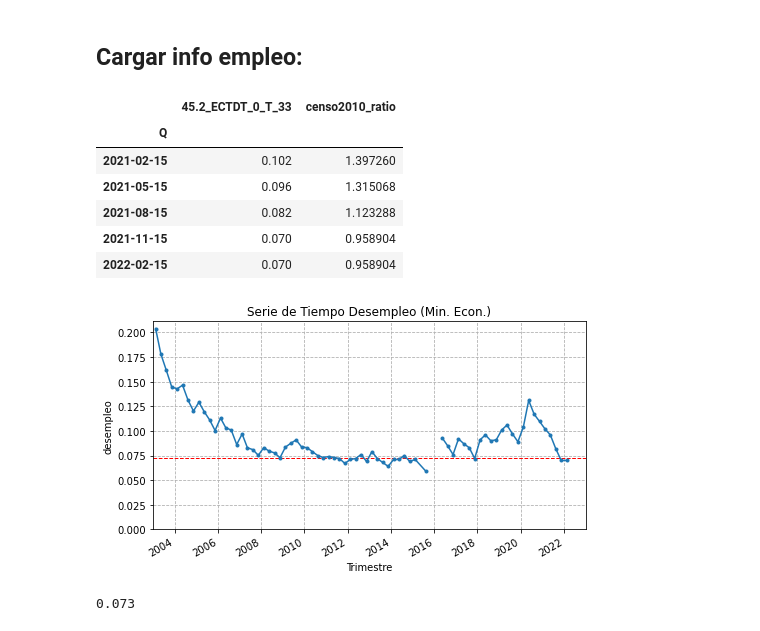
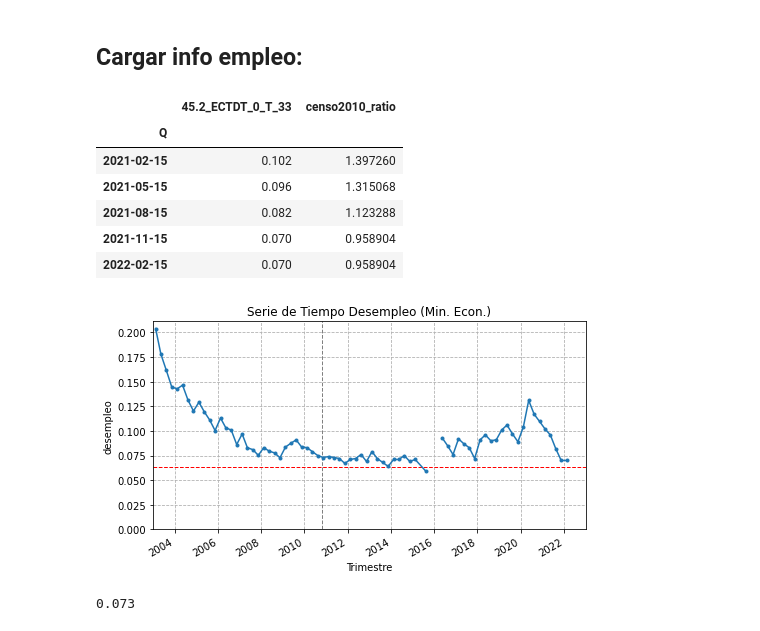
Before and after one commit to matuteiglesias/indice-pobreza-UBA, a Jupyter notebook: notebooks/02 - Predict using trained models- Empleo Trimestral.ipynb, the cells around one changed output. Saved outputs shown, nothing was run; the diff lists cells and outputs as text; code cells hidden in the pictures.

```diff
--- a/notebooks/02 - Predict using trained models- Empleo Trimestral.ipynb
+++ b/notebooks/02 - Predict using trained models- Empleo Trimestral.ipynb
@@ -28,35 +30,37 @@ empleo = pd.read_csv('https://raw.githubusercontent.com/matuteiglesias/empleoARG
 empleo = empleo[['45.2_IT_0_T_13', '45.2_ECTDT_0_T_33']] # ('45.2_ECTDT_0_T_33' es tasa de desocupacion en total aglomerados)
 empleo['Q'] = pd.to_datetime(empleo['45.2_IT_0_T_13']) + pd.DateOffset(months=1, days = 14)
 empleo = empleo.set_index('Q').drop(['45.2_IT_0_T_13'], axis = 1)
 empleo = empleo.replace('s/d', np.nan).astype(float).round(4)
 empleo['censo2010_ratio'] = (empleo/empleo.loc['2010-11-15'])
 
 
 fig, axs = plt.subplots(1, figsize = (7, 4))
 
 axs.set_title('Serie de Tiempo Desempleo (Min. Econ.)')
 
-axs.axhline(empleo.loc['2010-11-15']['45.2_ECTDT_0_T_33'], color = 'r', lw = 1, linestyle = '--')
+# axs.axhline(empleo.loc['2010-11-15']['45.2_ECTDT_0_T_33'], color = 'r', lw = 1, linestyle = '--')
+axs.axhline(0.0628729377307203, color = 'r', lw = 1, linestyle = '--')
+axs.axvline(datetime(2010, 10, 27), color = '.5', lw = 1, linestyle = '--')
 empleo['45.2_ECTDT_0_T_33'].plot(marker = '.', ax = axs); #plt.xlim(0, 20)
 
 axs.set_xlim('2003', '2023')
 axs.set_ylim(0, )
 axs.grid(linestyle = '--')
 axs.set_xlabel('Trimestre')
 axs.set_ylabel('desempleo')
 
 plt.tight_layout()
 plt.savefig('./../images/serie_empleo.jpg')
 display(empleo.tail())
 # %% [output]
 |  | 45.2_ECTDT_0_T_33 | censo2010_ratio |
 | Q |  |  |
 | 2021-02-15 | 0.102 | 1.397260 |
 | 2021-05-15 | 0.096 | 1.315068 |
 | 2021-08-15 | 0.082 | 1.123288 |
 | 2021-11-15 | 0.070 | 0.958904 |
 | 2022-02-15 | 0.070 | 0.958904 |
-[figure, old version]
+[figure, new version]
 # %%
 # %% [output]
 0.073
```
Also changed, not shown: parts of 1 cell of this notebook, 3 other files.
